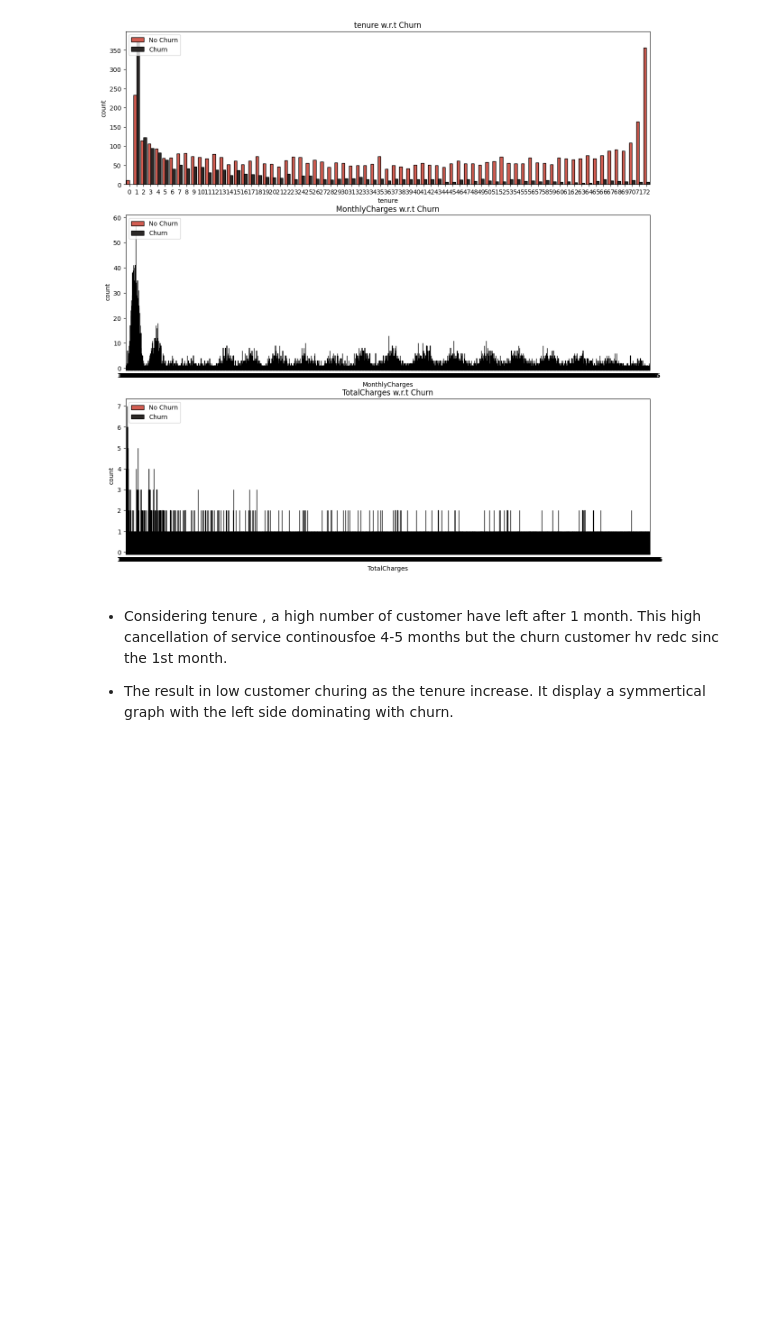
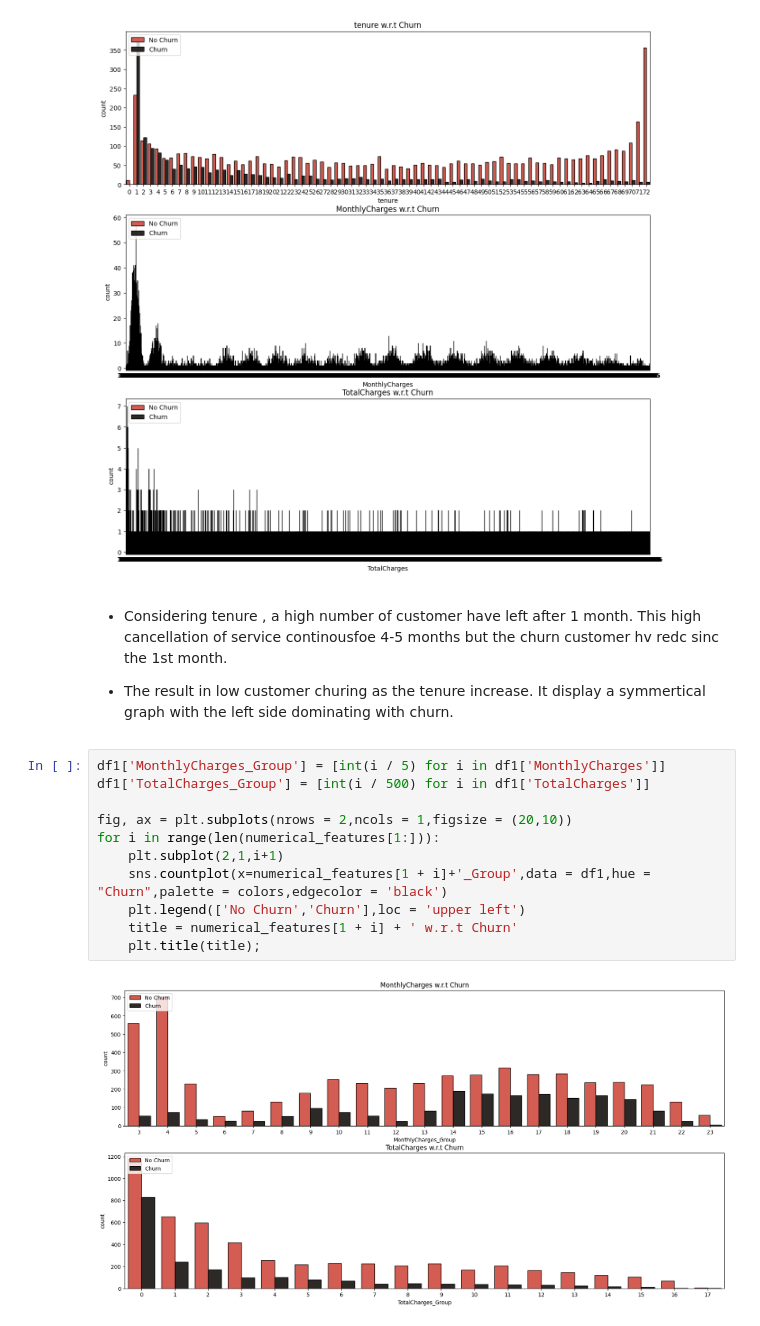
Before and after one commit to Bhupendra-glitch/Customer-Segmentation-Retention, a Jupyter notebook: Telco_Customer_Churn.ipynb, the cells around one changed output. Cells and saved outputs as stored; diff of their text form; blank space fills up the shorter version.

```diff
--- a/Telco_Customer_Churn.ipynb
+++ b/Telco_Customer_Churn.ipynb
@@ -577,3 +577,16 @@ for i in range(len(numerical_features)):
 * Considering tenure , a high number of customer have left after 1 month. This high cancellation of service continousfoe 4-5 months but the churn customer hv redc sinc the 1st month.
 
 * The result in low customer churing as the tenure increase. It display a symmertical graph with the left side dominating with churn.
+# %%
+df1['MonthlyCharges_Group'] = [int(i / 5) for i in df1['MonthlyCharges']]
+df1['TotalCharges_Group'] = [int(i / 500) for i in df1['TotalCharges']]
+
+fig, ax = plt.subplots(nrows = 2,ncols = 1,figsize = (20,10))
+for i in range(len(numerical_features[1:])):
+    plt.subplot(2,1,i+1)
+    sns.countplot(x=numerical_features[1 + i]+'_Group',data = df1,hue = "Churn",palette = colors,edgecolor = 'black')
+    plt.legend(['No Churn','Churn'],loc = 'upper left')
+    title = numerical_features[1 + i] + ' w.r.t Churn'
+    plt.title(title);
+# %% [output]
+[figure, added]
```
Also changed, not shown: parts of 9 cells of this notebook.
